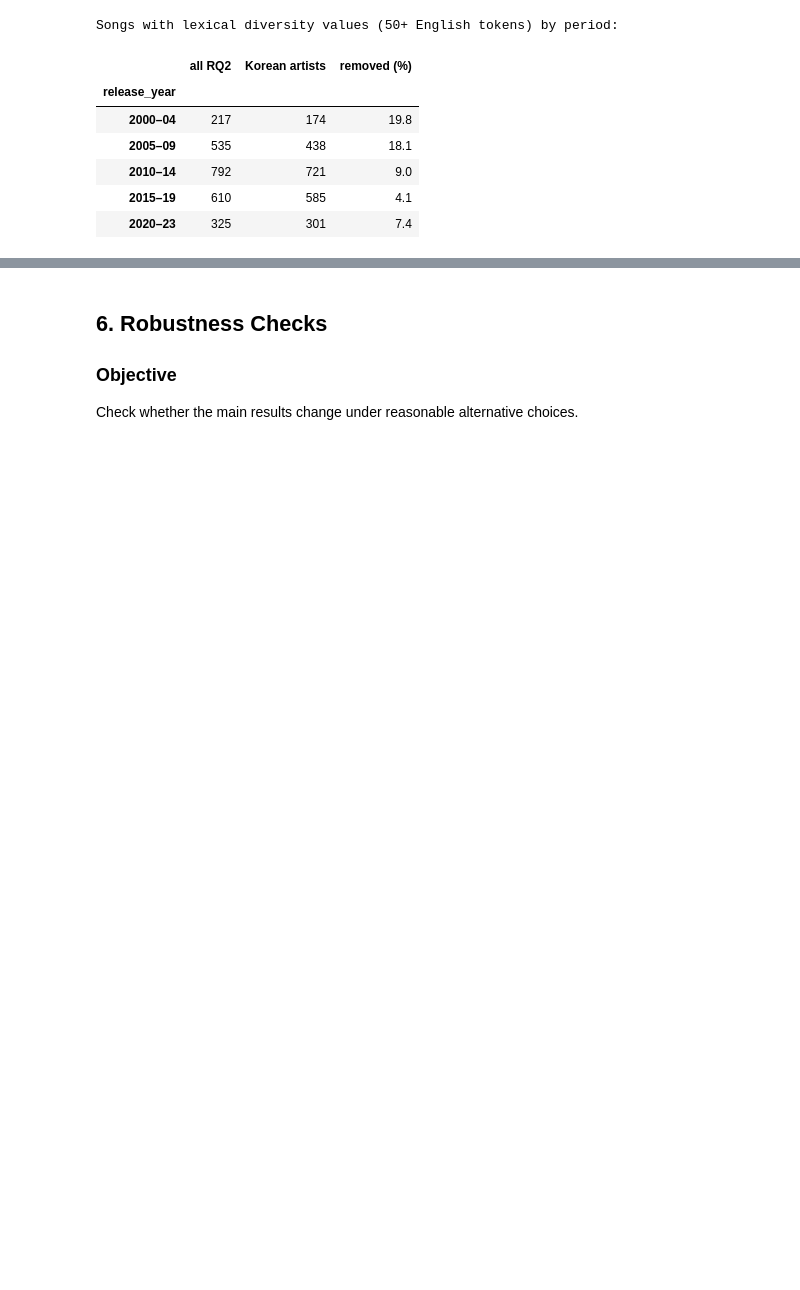
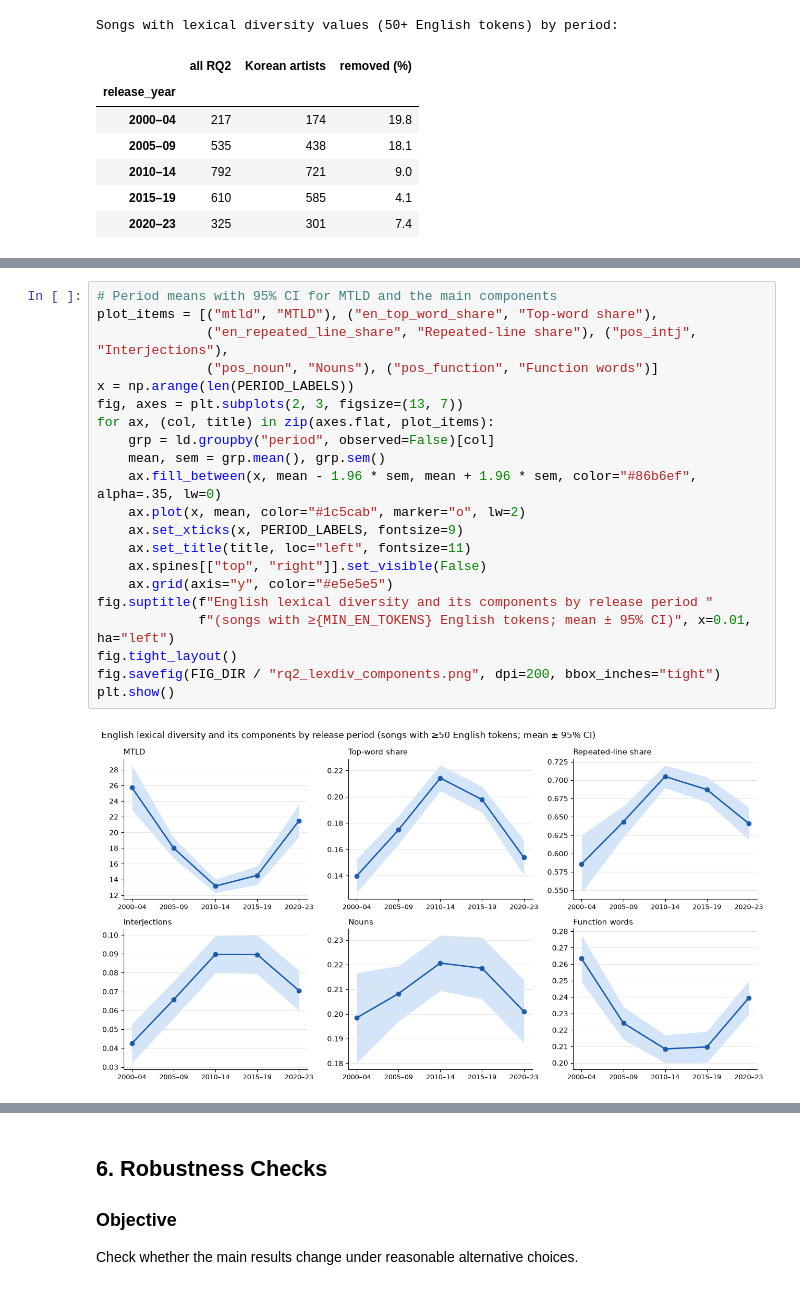
Before and after one commit to Ryulha/kpop-lyrics-nlp, a Jupyter notebook: notebooks/07_statistical_analysis.ipynb, the cells around one changed output, grey strips where cells are left out. Saved outputs shown, nothing was run; the diff lists cells and outputs as text; blank space fills up the shorter version.

Commit message:
feat: add language tagging validation, time-controlled regression, and figures

```diff
--- a/notebooks/07_statistical_analysis.ipynb
+++ b/notebooks/07_statistical_analysis.ipynb
@@ -803,0 +968,23 @@ Songs with lexical diversity values (50+ English tokens) by period:
+# %%
+# Period means with 95% CI for MTLD and the main components
+plot_items = [("mtld", "MTLD"), ("en_top_word_share", "Top-word share"),
+              ("en_repeated_line_share", "Repeated-line share"), ("pos_intj", "Interjections"),
+              ("pos_noun", "Nouns"), ("pos_function", "Function words")]
+x = np.arange(len(PERIOD_LABELS))
+fig, axes = plt.subplots(2, 3, figsize=(13, 7))
+for ax, (col, title) in zip(axes.flat, plot_items):
+    grp = ld.groupby("period", observed=False)[col]
+    mean, sem = grp.mean(), grp.sem()
+    ax.fill_between(x, mean - 1.96 * sem, mean + 1.96 * sem, color="#86b6ef", alpha=.35, lw=0)
+    ax.plot(x, mean, color="#1c5cab", marker="o", lw=2)
+    ax.set_xticks(x, PERIOD_LABELS, fontsize=9)
+    ax.set_title(title, loc="left", fontsize=11)
+    ax.spines[["top", "right"]].set_visible(False)
+    ax.grid(axis="y", color="#e5e5e5")
+fig.suptitle(f"English lexical diversity and its components by release period "
+             f"(songs with ≥{MIN_EN_TOKENS} English tokens; mean ± 95% CI)", x=0.01, ha="left")
+fig.tight_layout()
+fig.savefig(FIG_DIR / "rq2_lexdiv_components.png", dpi=200, bbox_inches="tight")
+plt.show()
+# %% [output]
+[figure, added]
```
Also changed, not shown: parts of 18 cells of this notebook, 45 other files.
